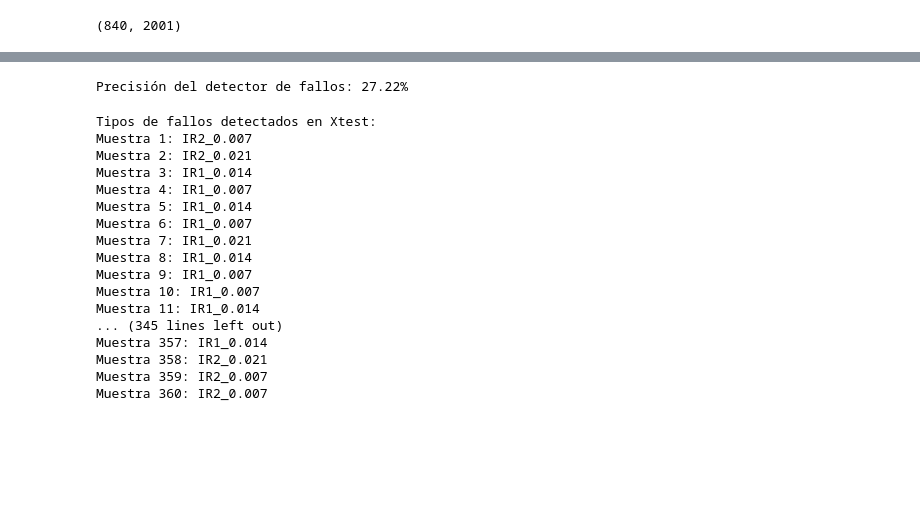
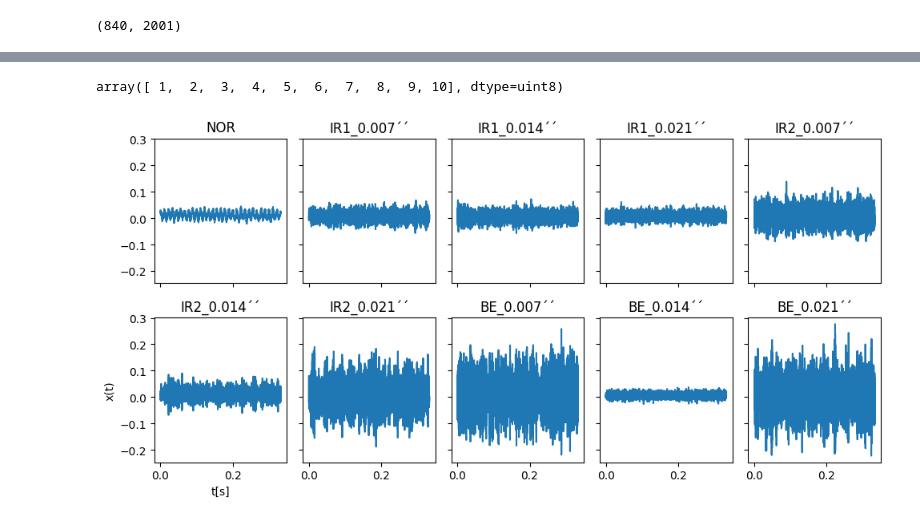
Before and after one commit to Matceo/Ejercicio2, a Jupyter notebook: Serie&TransformadaDeFourier./S&S:Parcial2.ipynb, the cells around one changed output, grey strips where cells are left out. Saved outputs shown, nothing was run; the diff lists cells and outputs as text; code cells hidden in the pictures; blank space fills up the shorter version.

```diff
--- a/Serie&TransformadaDeFourier./S&S:Parcial2.ipynb
+++ b/Serie&TransformadaDeFourier./S&S:Parcial2.ipynb
@@ -431,45 +352,25 @@ plt.show()
-# %%
-from sklearn.svm import SVC
-from sklearn.metrics import accuracy_score
-
-#Entrenar un clasificador SVM:
-clf=SVC(kernel='linear')
-clf.fit(Xtrain, Ytrain)
-#Realizar predicciones en el conjunto de prueba (Xtest):
-Ypred=clf.predict(Xtest)
-#Calcular la precisión de las predicciones:
-accuracy=accuracy_score(_, Ypred)
-print(f"Precisión del detector de fallos: {accuracy * 100:.2f}%")
-# %% [output]
-Precisión del detector de fallos: 27.22%
-# %%
-#Realizar predicciones en el conjunto de prueba (Xtest):
-Ypred=clf.predict(Xtest)
-#Mapeo de etiquetas a nombres de clases:
-etiquetas_clases=['NOR', 'IR1_0.007', 'IR1_0.014', 'IR1_0.021', 'IR2_0.007', 'IR2_0.014', 'IR2_0.021', 'BE_0.007', 'BE_0.014', 'BE_0.021']
-#Mostrar los tipos de fallos detectados en Xtest:
-print("Tipos de fallos detectados en Xtest:")
-for i in range(len(Ypred)):
-    if Ypred[i]>=0 and Ypred[i]<len(etiquetas_clases):
-        clase_predicha=etiquetas_clases[Ypred[i]]
-        print(f"Muestra {i + 1}: {clase_predicha}")
-    else:
-        print(f"Muestra {i + 1}: Clase fuera de rango")
-# %% [output]
-Tipos de fallos detectados en Xtest:
-Muestra 1: IR2_0.007
-Muestra 2: IR2_0.021
-Muestra 3: IR1_0.014
-Muestra 4: IR1_0.007
-Muestra 5: IR1_0.014
-Muestra 6: IR1_0.007
-Muestra 7: IR1_0.021
-Muestra 8: IR1_0.014
-Muestra 9: IR1_0.007
-Muestra 10: IR1_0.007
-Muestra 11: IR1_0.014
-... (345 lines left out)
-Muestra 357: IR1_0.014
-Muestra 358: IR2_0.021
-Muestra 359: IR2_0.007
-Muestra 360: IR2_0.007
+# %%
+np.unique(Ytrain) #Identificar y extraer valores únicos de categorías almacenadas en Ytrain
+# %% [output]
+array([ 1,  2,  3,  4,  5,  6,  7,  8,  9, 10], dtype=uint8)
+# %%
+#Graficar señales en tiempo y en frecuencia desde Xtrain y Ytrain:
+
+nrows=2
+ncols=5
+
+#Gráfica en el tiempo de señales promedio por clase:
+
+fig, ax=plt.subplots(nrows=nrows, ncols=ncols,
+                       sharex=True, sharey=True, figsize=(10, 5))
+tv=np.arange(0, Tl, 1/Fs)
+for i in range(nrows):
+  for j in range(ncols):
+     ax[i, j].plot(tv,Xtrain[Ytrain==ncols*i+j+1].mean(axis=0))
+     ax[i, j].set_title(labels_[ncols*i+j])
+ax[1, 0].set_xlabel('t[s]')
+ax[1, 0].set_ylabel('x(t)')
+plt.tight_layout()
+plt.show()
+# %% [output]
+[figure, added]
```
Also changed, not shown: parts of 18 cells of this notebook.
